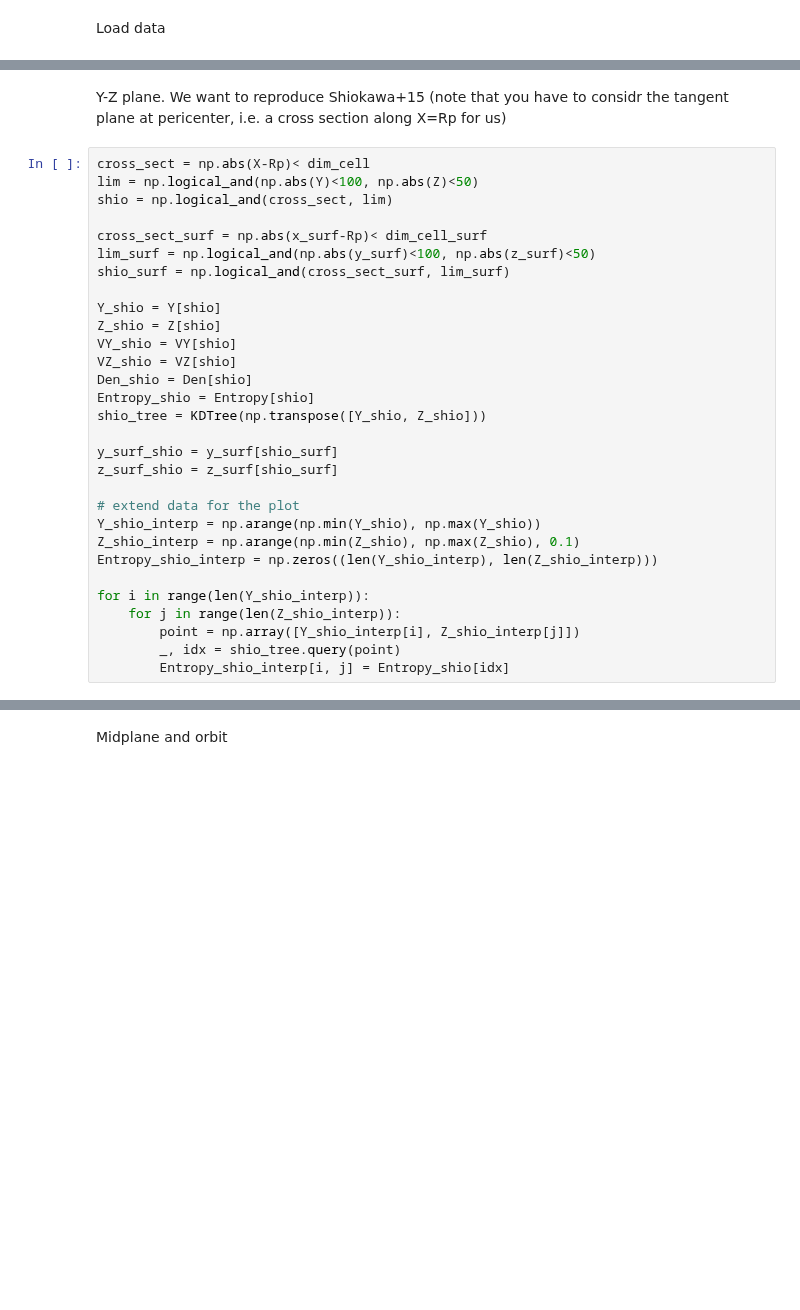
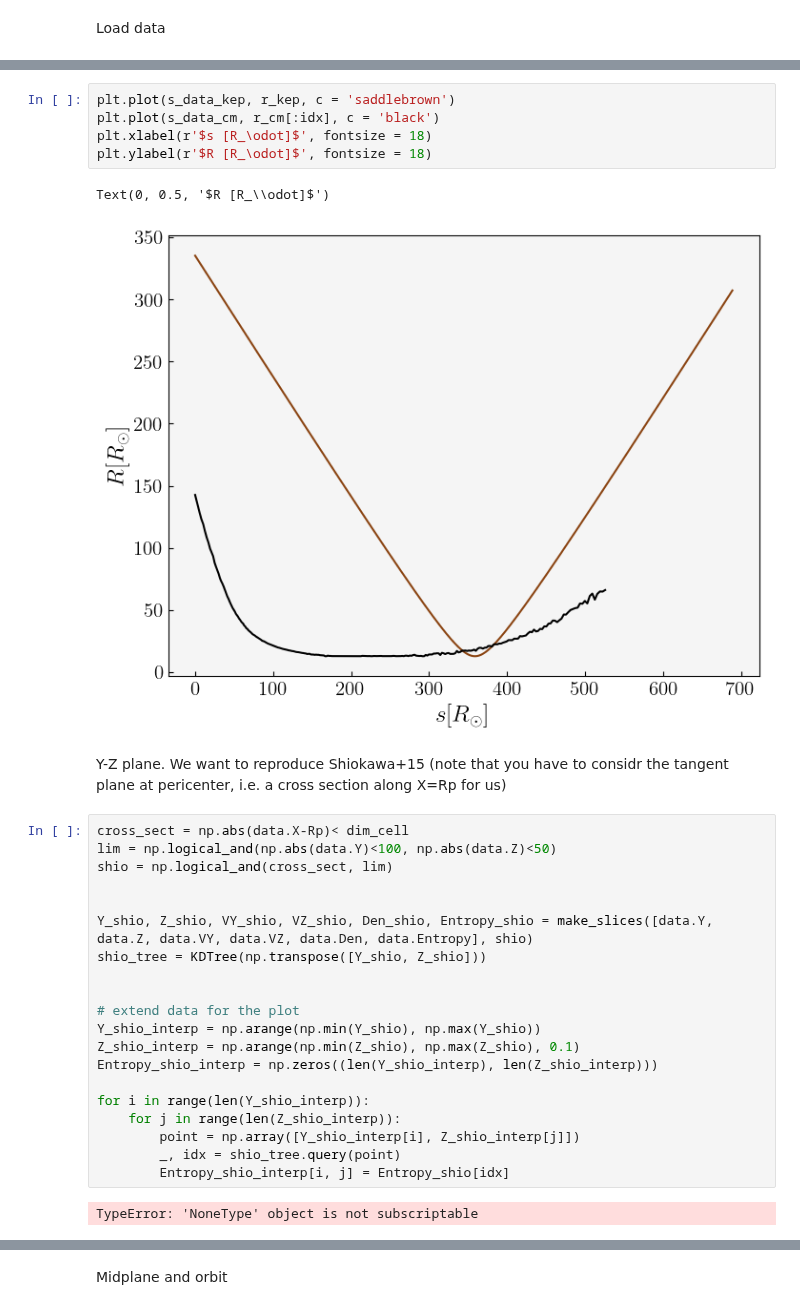
Before and after one commit to rich-tde/tde_wind, a Jupyter notebook: sz_plane.ipynb, the cells around one changed output, grey strips where cells are left out. Saved outputs shown, nothing was run; the diff lists cells and outputs as text; blank space fills up the shorter version.

```diff
--- a/sz_plane.ipynb
+++ b/sz_plane.ipynb
@@ -216,24 +111,22 @@ div_surf = div_zone[idx_surf]
+# %%
+plt.plot(s_data_kep, r_kep, c = 'saddlebrown')
+plt.plot(s_data_cm, r_cm[:idx], c = 'black')
+plt.xlabel(r'$s [R_\odot]$', fontsize = 18)
+plt.ylabel(r'$R [R_\odot]$', fontsize = 18)
+# %% [output]
+Text(0, 0.5, '$R [R_\\odot]$')
+[figure, added]
 # %% [markdown]
 Y-Z plane. We want to reproduce Shiokawa+15 (note that you have to considr the tangent plane at pericenter, i.e. a cross section along X=Rp for us)
 # %%
-cross_sect = np.abs(X-Rp)< dim_cell
-lim = np.logical_and(np.abs(Y)<100, np.abs(Z)<50)
+cross_sect = np.abs(data.X-Rp)< dim_cell
+lim = np.logical_and(np.abs(data.Y)<100, np.abs(data.Z)<50)
 shio = np.logical_and(cross_sect, lim)
 
-cross_sect_surf = np.abs(x_surf-Rp)< dim_cell_surf
-lim_surf = np.logical_and(np.abs(y_surf)<100, np.abs(z_surf)<50)
-shio_surf = np.logical_and(cross_sect_surf, lim_surf)
 
-Y_shio = Y[shio]
-Z_shio = Z[shio]
-VY_shio = VY[shio]
-VZ_shio = VZ[shio]
-Den_shio = Den[shio]
-Entropy_shio = Entropy[shio]
+Y_shio, Z_shio, VY_shio, VZ_shio, Den_shio, Entropy_shio = make_slices([data.Y, data.Z, data.VY, data.VZ, data.Den, data.Entropy], shio)
 shio_tree = KDTree(np.transpose([Y_shio, Z_shio]))
 
-y_surf_shio = y_surf[shio_surf]
-z_surf_shio = z_surf[shio_surf]
 
 # extend data for the plot
 Y_shio_interp = np.arange(np.min(Y_shio), np.max(Y_shio))
@@ -245,6 +138,8 @@ for i in range(len(Y_shio_interp)):
         point = np.array([Y_shio_interp[i], Z_shio_interp[j]])
         _, idx = shio_tree.query(point)
         Entropy_shio_interp[i, j] = Entropy_shio[idx]
+# %% [output]
+TypeError: 'NoneType' object is not subscriptable
 # %%
 fig, ax = plt.subplots(1,2, figsize = (10,5))
 img = ax[0].scatter(Y_shio, Z_shio, c = np.log10(Den_shio), s = 4, cmap = 'jet', vmin = -12, vmax = -7)
```
Also changed, not shown: parts of 20 cells of this notebook, 2 other files.
